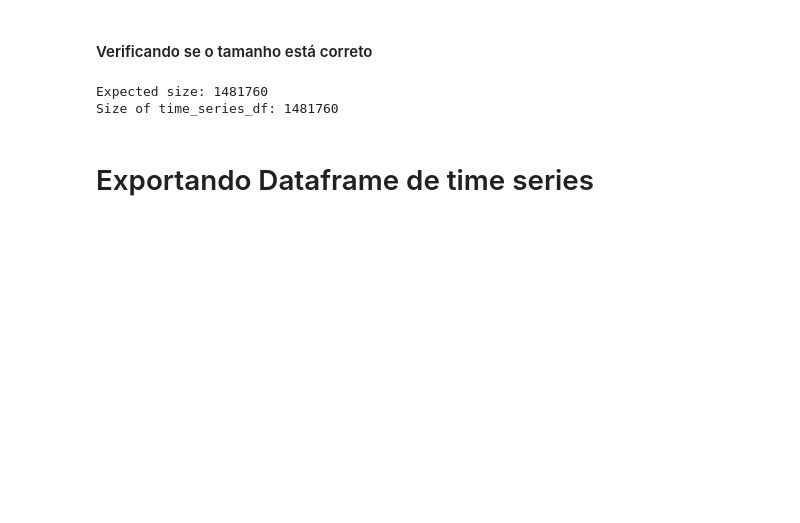
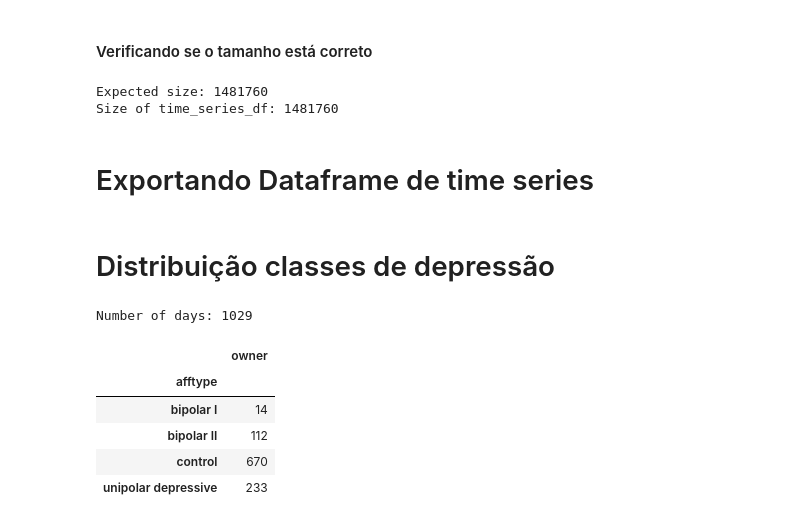
Before and after one commit to GuiFigueired0/Trabalho-Final---INF420, a Jupyter notebook: JoiningDatasets.ipynb, the cells around one changed output. Drawn from its saved outputs; the diff is of its cells as text; code cells hidden in the pictures; blank space fills up the shorter version.

```diff
--- a/JoiningDatasets.ipynb
+++ b/JoiningDatasets.ipynb
@@ -206,3 +173,17 @@ Size of time_series_df: 1481760
 # Exportando Dataframe de time series
 # %%
 time_series_df.to_csv('time_series.csv', index=True)
+# %% [markdown]
+# Distribuição classes de depressão
+# %%
+groups = time_series_df.groupby('afftype').count().floordiv(1440).loc[:, ['owner']]
+print(f'Number of days: {groups.owner.sum()}')
+display(groups)
+# %% [output]
+Number of days: 1029
+|  | owner |
+| afftype |  |
+| bipolar I | 14 |
+| bipolar II | 112 |
+| control | 670 |
+| unipolar depressive | 233 |
```
Also changed, not shown: parts of 6 cells of this notebook, 1 other file.
